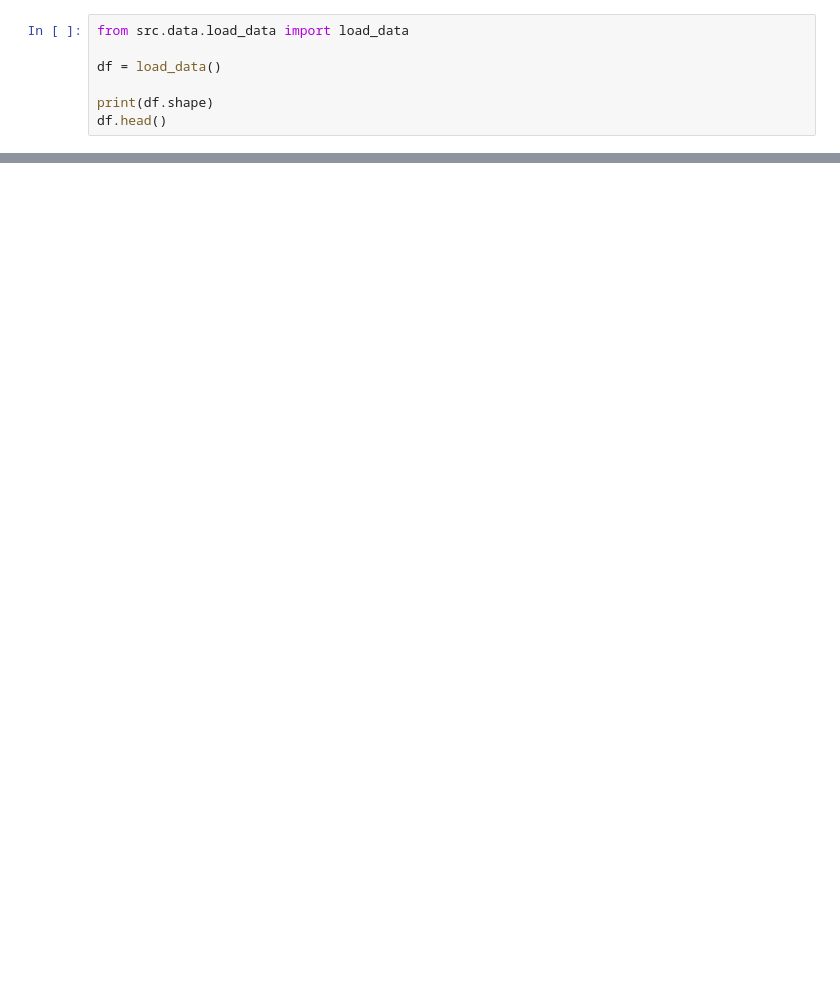
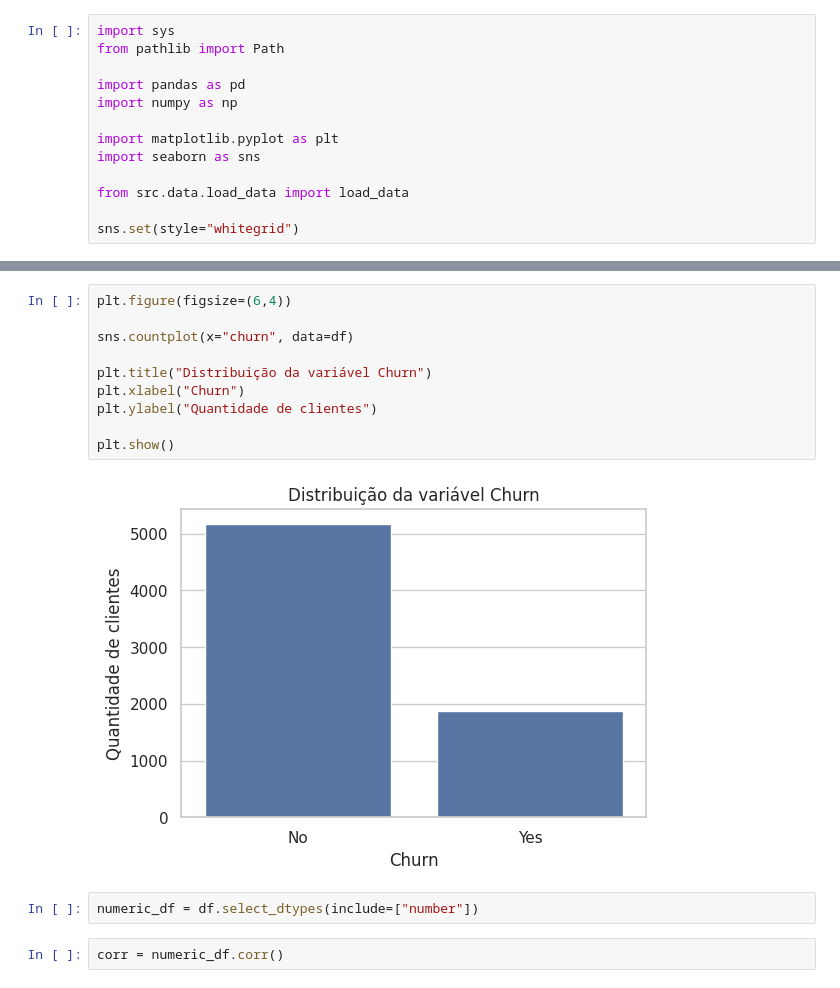
Before and after one commit to devpovoa/Desafio-TelecomX_BR_Parte_2, a Jupyter notebook: notebooks/01_analise_inicial.ipynb, the cells around one changed output, grey strips where cells are left out. Cells and saved outputs as stored; diff of their text form; blank space fills up the shorter version.

```diff
--- a/notebooks/01_analise_inicial.ipynb
+++ b/notebooks/01_analise_inicial.ipynb
@@ -14,7 +14,13 @@ Serão investigados:
 # %%
+import sys
+from pathlib import Path
+
+import pandas as pd
+import numpy as np
+
+import matplotlib.pyplot as plt
+import seaborn as sns
+
 from src.data.load_data import load_data
 
-df = load_data()
-
-print(df.shape)
-df.head()
+sns.set(style="whitegrid")
@@ -29,0 +117,16 @@ df.head()
+# %%
+plt.figure(figsize=(6,4))
+
+sns.countplot(x="churn", data=df)
+
+plt.title("Distribuição da variável Churn")
+plt.xlabel("Churn")
+plt.ylabel("Quantidade de clientes")
+
+plt.show()
+# %% [output]
+[figure, added]
+# %%
+numeric_df = df.select_dtypes(include=["number"])
+# %%
+corr = numeric_df.corr()
```
Also changed, not shown: parts of 15 cells of this notebook.
